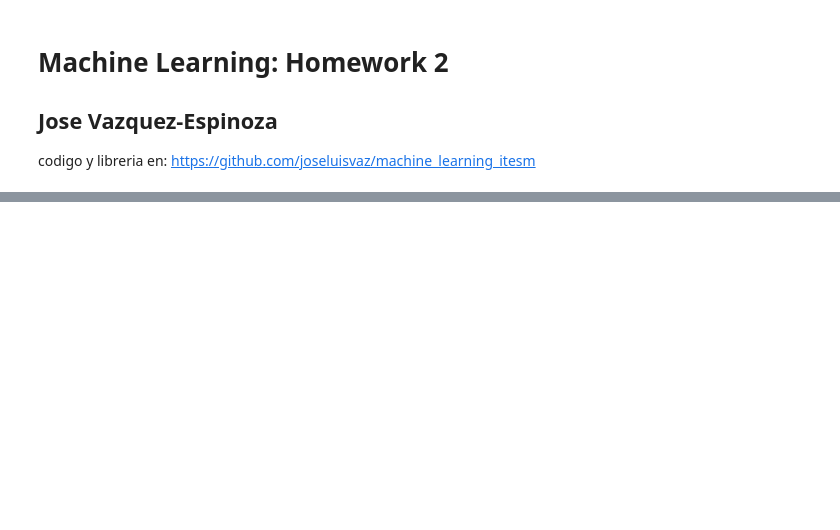
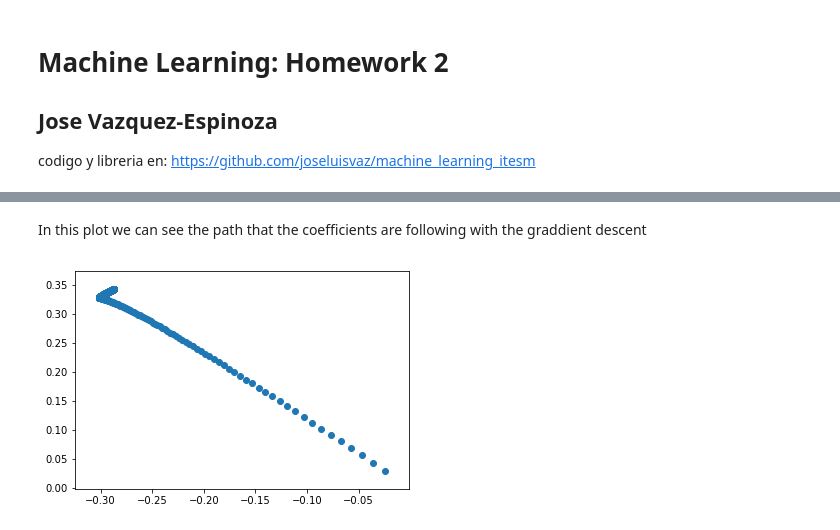
Before and after one commit to joseluisvaz/machine_learning_itesm, a Jupyter notebook: homework2.ipynb, the cells around one changed output, grey strips where cells are left out. Cells and saved outputs as stored; diff of their text form; code cells hidden in the pictures; blank space fills up the shorter version.

```diff
--- a/homework2.ipynb
+++ b/homework2.ipynb
@@ -55,0 +46,7 @@ Se implemento la busqueda del step size optimo pero no logro converger tan rapid
+# %% [markdown]
+In this plot we can see the path that the coefficients are following with the graddient descent
+# %%
+plt.scatter(clf.list_coef[2:,1], clf.list_coef[2:,2])
+plt.show()
+# %% [output]
+[figure, added]
```
Also changed, not shown: parts of 18 cells of this notebook, 2 other files.
